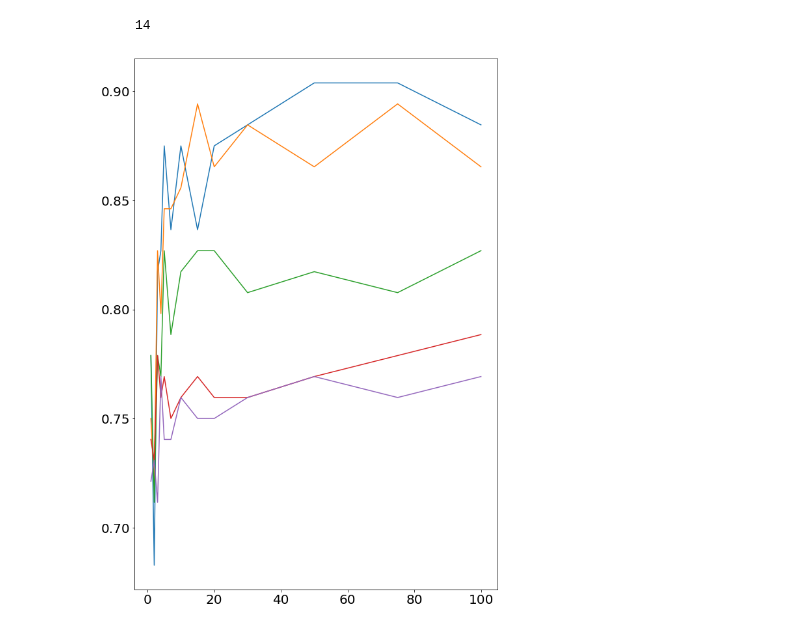
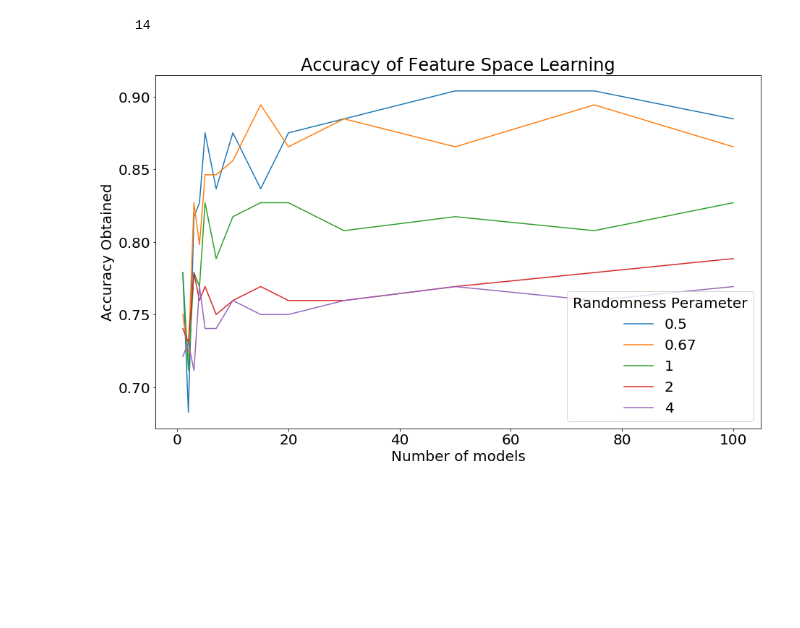
Before and after one commit to GPadley/EE4-68-PR, a Jupyter notebook: CW1/1.3_b.ipynb, the cells around one changed output. Drawn from its saved outputs; the diff is of its cells as text; code cells hidden in the pictures; blank space fills up the shorter version.

Commit message:
Feature space graph with varying RHO

```diff
--- a/CW1/1.3_b.ipynb
+++ b/CW1/1.3_b.ipynb
@@ -510,18 +510,18 @@ print('    ',len(features.T[2][:14]))
 # %% [output]
      14
 # %%
+plt.figure(figsize=(15.0,9.0))
+
 plt.plot(features.T[1][:13], features.T[0][:13] )
 plt.plot(features.T[1][13:26], features.T[0][13:26])
 plt.plot(features.T[1][26:39], features.T[0][26:39])
 plt.plot(features.T[1][39:52], features.T[0][39:52])
 plt.plot(features.T[1][52:65], features.T[0][52:65])
 
-plt.figure(figsize=(15.0,9.0))
-
 plt.xlabel('Number of models')
 plt.ylabel('Accuracy Obtained')
-plt.title('')
-plt.legend(['', 'Summation', 'Product'])
+plt.title('Accuracy of Feature Space Learning')
+plt.legend(['0.5', '0.67', '1', '2', '4'], title = 'Randomness Perameter')
 plt.show()
 # %% [output]
-[figure, old version]
+[figure, new version]
```
Also changed, not shown: 1 other file.
